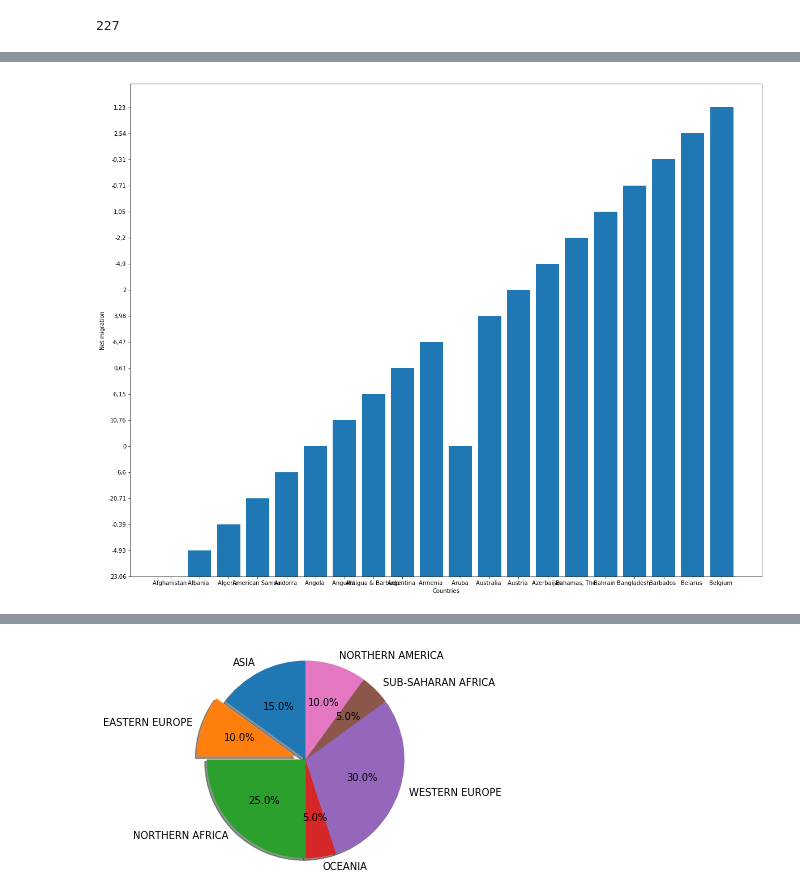
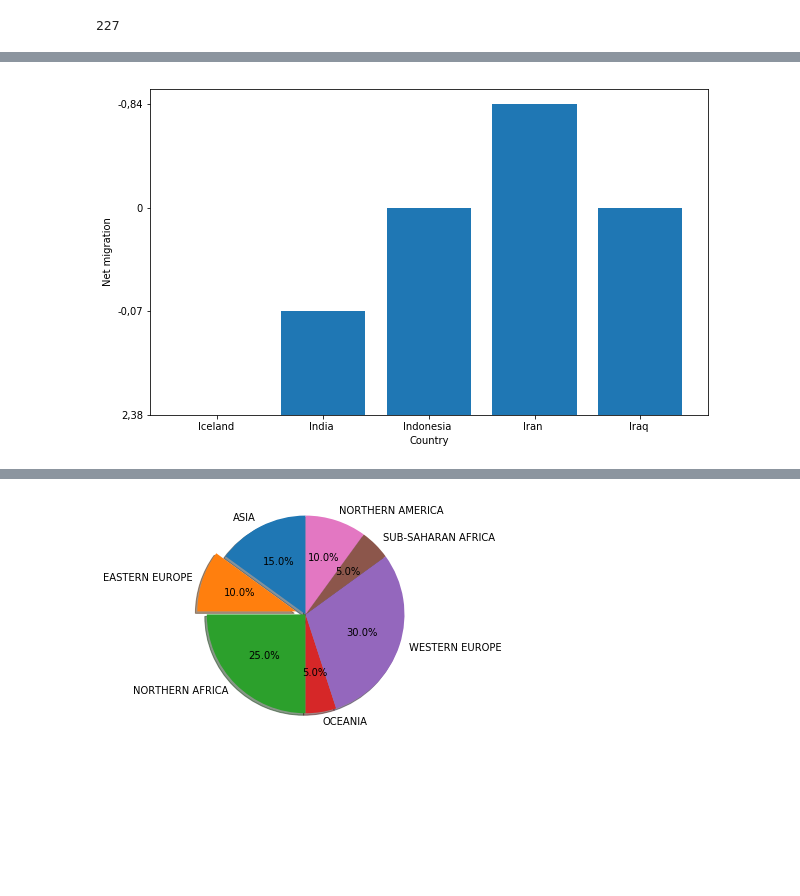
Before and after one commit to ArslanAliAwan/CountriesoftheWorld, a Jupyter notebook: countriesfile.ipynb, the cells around one changed output, grey strips where cells are left out. Cells and saved outputs as stored; diff of their text form; code cells hidden in the pictures; blank space fills up the shorter version.

```diff
--- a/countriesfile.ipynb
+++ b/countriesfile.ipynb
@@ -145,31 +145,3 @@ len(s)
 # len(l)
 # %% [output]
 227
-# %%
- rows = 20
-data = pd.read_csv('/Users/arslanaliawan/Desktop/scripts/countries-of-the-world/countries-of-the-world.csv',nrows =rows)
-# index=list('ab')
-# data[data['Country'][pd.Series(index,data['Country']).str.startswith('A')]]
-
-# dictionary = dict()
-# for i in range(1,len(s)):
-#     dictionary.update(data[data['Country'][pd.Series(data['Country']).str.startswith('P')]])
-
-
-# index=list('AB')
-# df = pd.DataFrame(columns=index)
-# for i in range(0,len(s)):
-#     Val = data[data['Country'][pd.Series(data['Country']).str.startswith('A')]]
-# #     print (val)
-#     l = (i,Val)
-#     df = df.append(pd.Series(l,index=index),ignore_index=True)
-
-
-# df = df.reindex(columns=columns)
-# df[columns] = p[columns].astype(int)
-
-plt.figure(figsize=(20,16))
-plt.bar(data['Country'],data['Population'])
-plt.xlabel('Countries')
-plt.ylabel('Population')
-plt.show()
@@ -178,10 +148,11 @@ plt.show()
-# %%
-rows = 20
-data = pd.read_csv('/Users/arslanaliawan/Desktop/scripts/countries-of-the-world/countries-of-the-world.csv',nrows =rows)
-plt.figure(figsize=(20,16))
-plt.bar(data['Country'],data['Net migration'])
-plt.xlabel('Countries')
-plt.ylabel('Net migration')
-plt.show()
-# %% [output]
-[figure, removed]
+# %%
+#get a info about a countries whose name start with a specific letter
+data= data[data['Country'].apply(lambda country: country[0] == 'I')].head()
+
+plt.figure(figsize=(10,6))
+plt.bar(data['Country'],data['Net migration'])
+plt.xlabel('Country')
+plt.ylabel('Net migration')
+plt.show()
+# %% [output]
+[figure, added]
```
Also changed, not shown: parts of 8 cells of this notebook.
